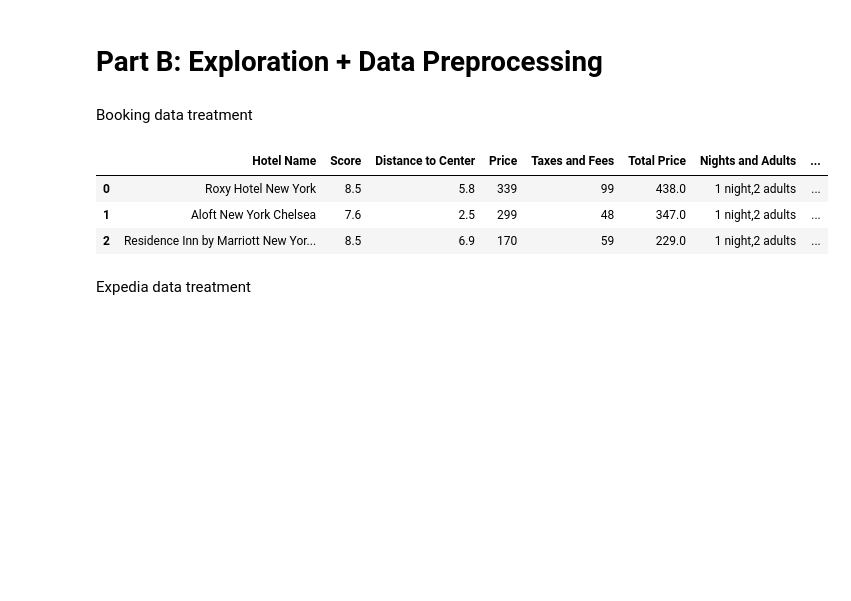
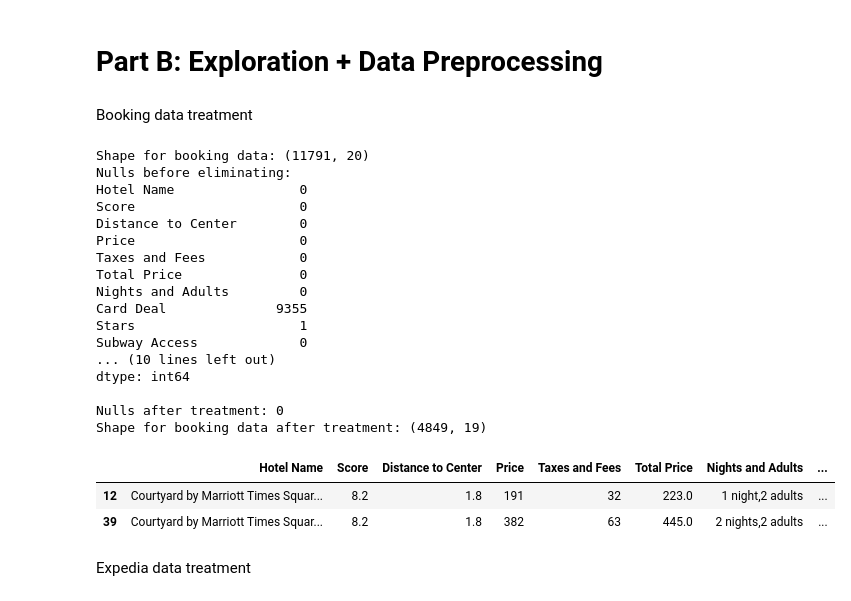
Before and after one commit to estivengrx/Freelancer-2, a Jupyter notebook: booking-expedia-project/main.ipynb, the cells around one changed output. Saved outputs shown, nothing was run; the diff lists cells and outputs as text; code cells hidden in the pictures; blank space fills up the shorter version.

```diff
--- a/booking-expedia-project/main.ipynb
+++ b/booking-expedia-project/main.ipynb
@@ -10,22 +12,45 @@ pd.set_option('display.max_columns', None)
 # %% [markdown]
 Booking data treatment
 # %%
-booking_data = pd.read_csv('scraped_data/booking_data.csv')
-booking_data.head(3)
+original_booking_data = pd.read_csv('scraped_data/booking_data.csv')
+original_booking_data.head(3)
 
-# print(booking_data.shape)
-# booking_data
-# print(f'Nulls before eliminating: {booking_data.isnull().sum()}')
-# booking_data['Cleanliness']
+print(f'Shape for booking data: {original_booking_data.shape}')
+print(f'Nulls before eliminating: \n{original_booking_data.isnull().sum()}')
 
-# booking_data.drop(['Card Deal', 'Cleanliness'], axis=1, inplace=True)
-# booking_data = booking_data[booking_data['Payment Policy'].notnull()]
-# booking_data = booking_data[booking_data['Cancellation Policy'].notnull()]
-# booking_data = booking_data[booking_data['Bed Type'].notnull()]
+booking_data = original_booking_data.drop(['Card Deal'], axis=1) # Decided to eliminate this column since more than 80% of the data is missing
+booking_data = booking_data[booking_data['Payment Policy'].notnull()]
+booking_data = booking_data[booking_data['Cancellation Policy'].notnull()]
+booking_data = booking_data[booking_data['Bed Type'].notnull()]
+
+print(f'\nNulls after treatment: {booking_data.isnull().sum().sum()}')
+print(f'Shape for booking data after treatment: {booking_data.shape}')
+
+booking_data['Date of search'] = pd.to_datetime(booking_data['Date of search'])
+booking_data['Checkin'] = pd.to_datetime(booking_data['Checkin'])
+booking_data['Checkout'] = pd.to_datetime(booking_data['Checkout'])
+
+booking_data.head(2)
 # %% [output]
+Shape for booking data: (11791, 20)
+Nulls before eliminating:
+Hotel Name                0
+Score                     0
+Distance to Center        0
+Price                     0
+Taxes and Fees            0
+Total Price               0
+Nights and Adults         0
+Card Deal              9355
+Stars                     1
+Subway Access             0
+... (10 lines left out)
+dtype: int64
+
+Nulls after treatment: 0
+Shape for booking data after treatment: (4849, 19)
 |  | Hotel Name | Score | Distance to Center | Price | Taxes and Fees | Total Price | Nights and Adults | ... |
-| 0 | Roxy Hotel New York | 8.5 | 5.8 | 339 | 99 | 438.0 | 1 night,2 adults | ... |
-| 1 | Aloft New York Chelsea | 7.6 | 2.5 | 299 | 48 | 347.0 | 1 night,2 adults | ... |
-| 2 | Residence Inn by Marriott New Yor... | 8.5 | 6.9 | 170 | 59 | 229.0 | 1 night,2 adults | ... |
+| 12 | Courtyard by Marriott Times Squar... | 8.2 | 1.8 | 191 | 32 | 223.0 | 1 night,2 adults | ... |
+| 39 | Courtyard by Marriott Times Squar... | 8.2 | 1.8 | 382 | 63 | 445.0 | 2 nights,2 adults | ... |
 # %% [markdown]
 Expedia data treatment
```
Also changed, not shown: parts of 30 cells of this notebook, 2 other files.
